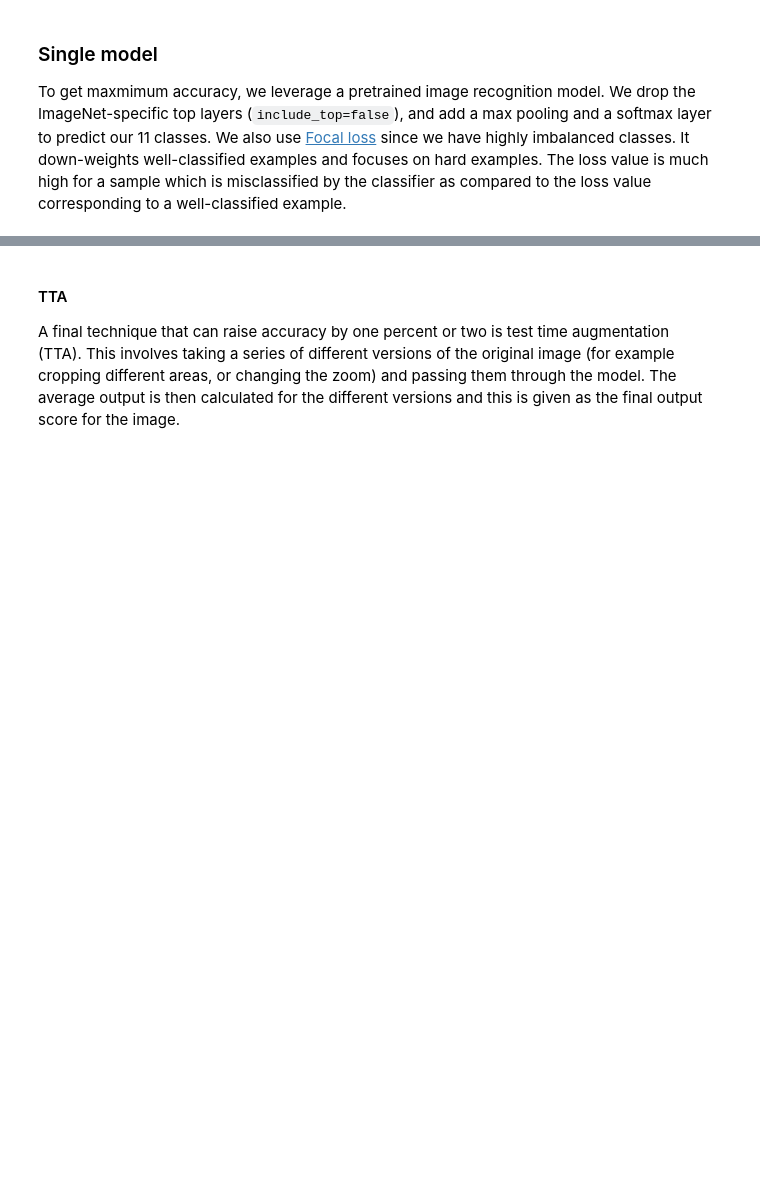
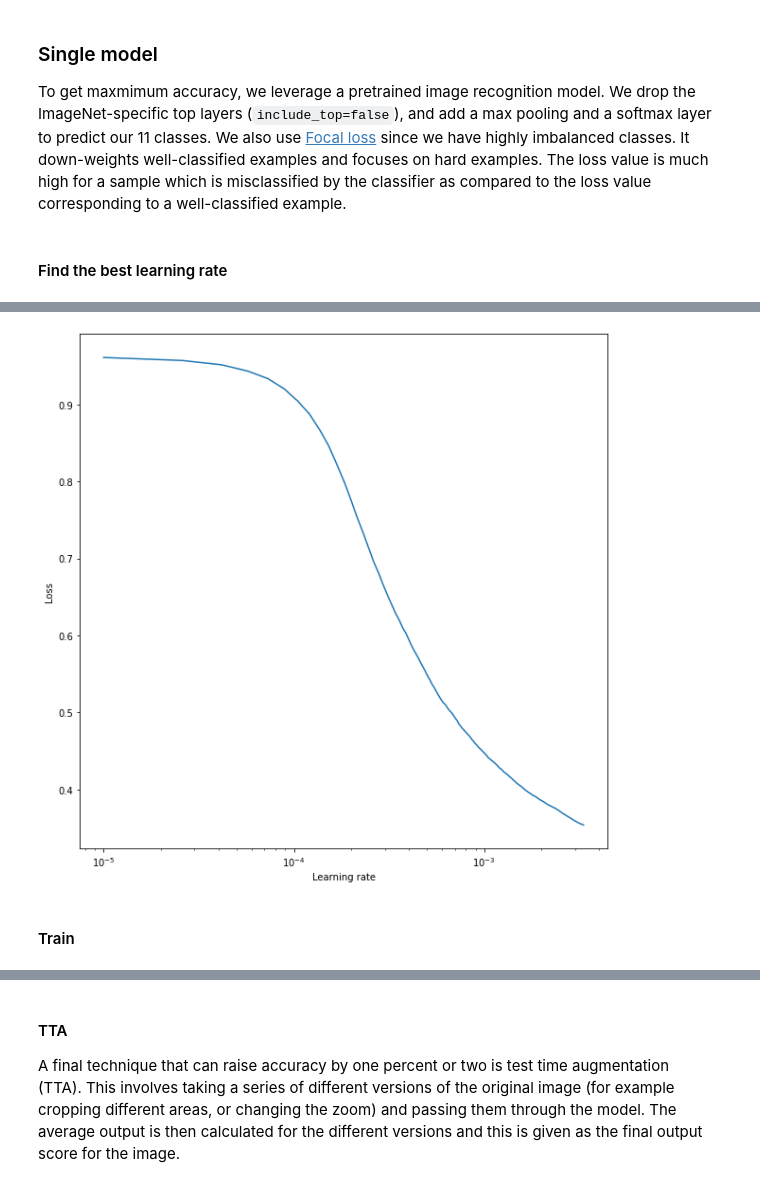
Before and after one commit to umbertogriffo/kaggle-ranzcr-catheter-and-line-position-challenge-baseline, a Jupyter notebook: baseline.ipynb, the cells around one changed output, grey strips where cells are left out. Drawn from its saved outputs; the diff is of its cells as text; code cells hidden in the pictures; blank space fills up the shorter version.

Commit message:
LR Finder + LR annealing

```diff
--- a/baseline.ipynb
+++ b/baseline.ipynb
@@ -252,6 +251,13 @@ def build_decoder(target_size, with_labels=True, ext='jpg'):
     return decode_with_labels if with_labels else decode
 
 def build_augmenter(with_labels=True):
+  """
+  When you don't have a large image dataset, it's a good practice
+  to artificially introduce sample diversity by applying random, yet realistic,
+  transformations to the training images, such as rotation and
+  horizontal flipping. This helps expose the model to different aspects
+  of the training data and reduce overfitting.
+  """
   def augment(img):
       img = tf.image.random_flip_left_right(img)
       img = tf.image.random_flip_up_down(img)
@@ -281,14 +287,16 @@ def build_dataset(paths, labels=None, bsize=32, cache=True,
 
     AUTO = tf.data.experimental.AUTOTUNE
     slices = paths if labels is None else (paths, labels)
-
+    # Better performance with the tf.data API
+    # https://www.tensorflow.org/guide/data_performance
     dset = tf.data.Dataset.from_tensor_slices(slices)
     dset = dset.map(decode_fn, num_parallel_calls=AUTO)
     dset = dset.cache(cache_dir) if cache else dset
     dset = dset.map(augment_fn, num_parallel_calls=AUTO) if augment else dset
     dset = dset.repeat() if repeat else dset
     dset = dset.shuffle(shuffle) if shuffle else dset
-    dset = dset.batch(bsize).prefetch(AUTO) # overlaps data preprocessing and model execution while training
+    # Use buffered prefetching to load images from disk without having I/O become blocking.
+    dset = dset.batch(bsize).prefetch(AUTO)
     return dset
 
 def build_tta(paths, bsize=32, decode_fn = None, augment_fn = None, tta = False):
@@ -300,6 +308,7 @@ def build_tta(paths, bsize=32, decode_fn = None, augment_fn = None, tta = False)
   if tta:
     dset = dset.repeat()
   dset = dset.batch(bsize)
+  # Use buffered prefetching to load images from disk without having I/O become blocking.
   dset = dset.prefetch(AUTO)
   return dset
 # %% [markdown]
@@ -407,3 +635,9 @@ GCS_DS_PATH = "gs://kds-8fdde4eb643ffca87f4d2e302b48cea859367cad0b9a6e98d65c407a
+# %%
+# Cloud TPUs can only access data in GCS as only the GCS file system is registered.
+# https://stackoverflow.com/questions/62870656/file-system-scheme-local-not-implemented-in-google-colab-tpu
+# Colab can't use KaggleDatasets library, so we need to save the GCS path by ourself
+# copying it from a Kaggle notebook.
+GCS_DS_PATH = "gs://kds-8e853601547c2d2e7a243638123e66bb32174c3a2b50da35aca5baed"
 # %%
 df = pd.read_csv("/content/train.csv")
 print(f"{df.columns}")
@@ -558,0 +763,17 @@ with strategy.scope():
+# %% [markdown]
+#### Find the best learning rate
+# %%
+if use_lr_finder:
+  model = compile_model(strategy, architecture, img_size, n_classes)
+  lr_finder = LRFinder(min_lr=1e-5,
+                      max_lr=1e-2,
+                      steps_per_epoch=np.ceil(len(train_paths) // batch_size),
+                      epochs=3)
+  with strategy.scope():
+    model.fit(dtrain,
+              batch_size=batch_size,
+              callbacks=[lr_finder],
+              steps_per_epoch=len(train_paths) // batch_size)
+
+  lr_finder.plot_loss("")
+# %% [output]
@@ -559,3 +782,6 @@ with strategy.scope():
+[figure, added]
+# %% [markdown]
+#### Train
 # %%
 path = os.path.join("output_path", "single_model")
 mkdir_if_not_exist(path)
```
Also changed, not shown: parts of 36 cells of this notebook.
